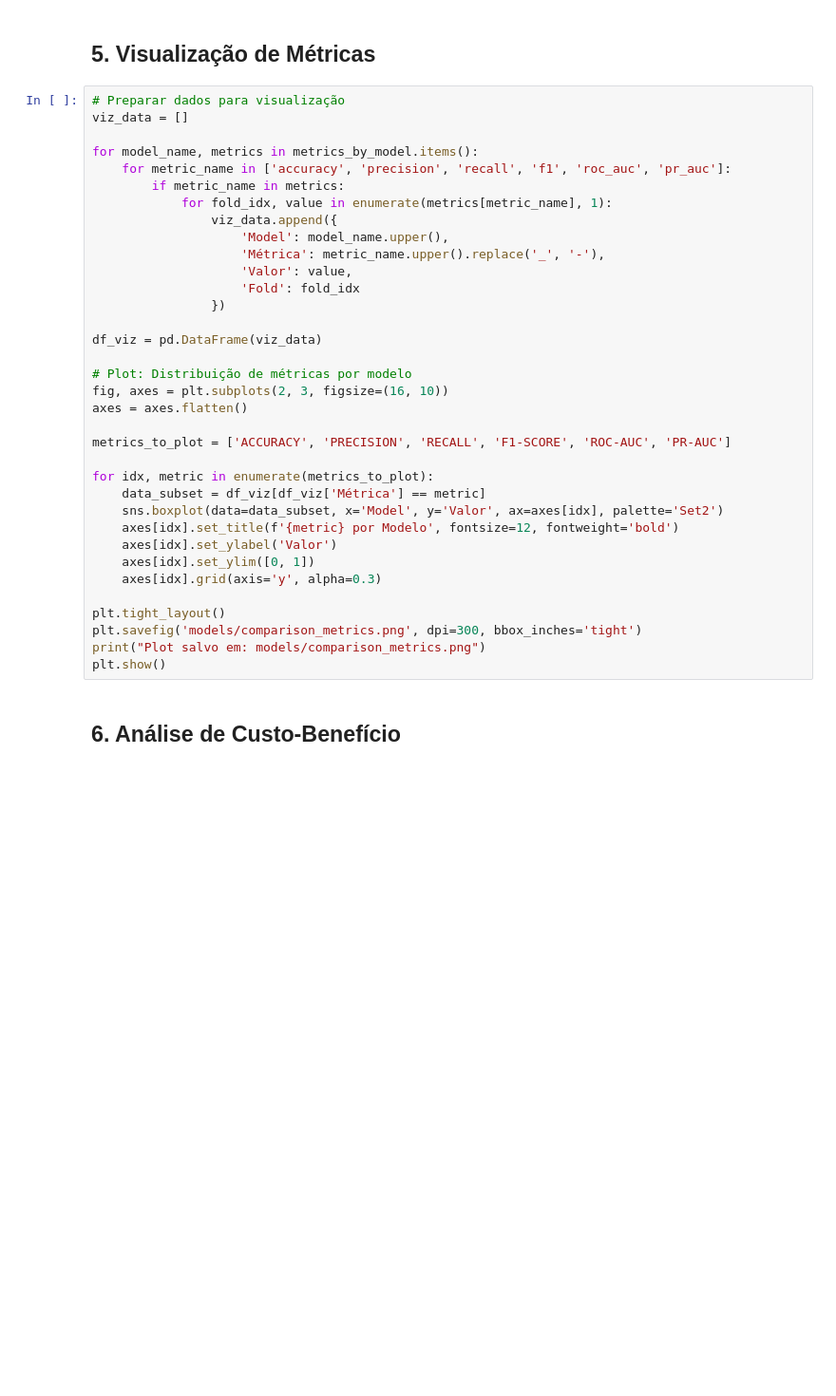
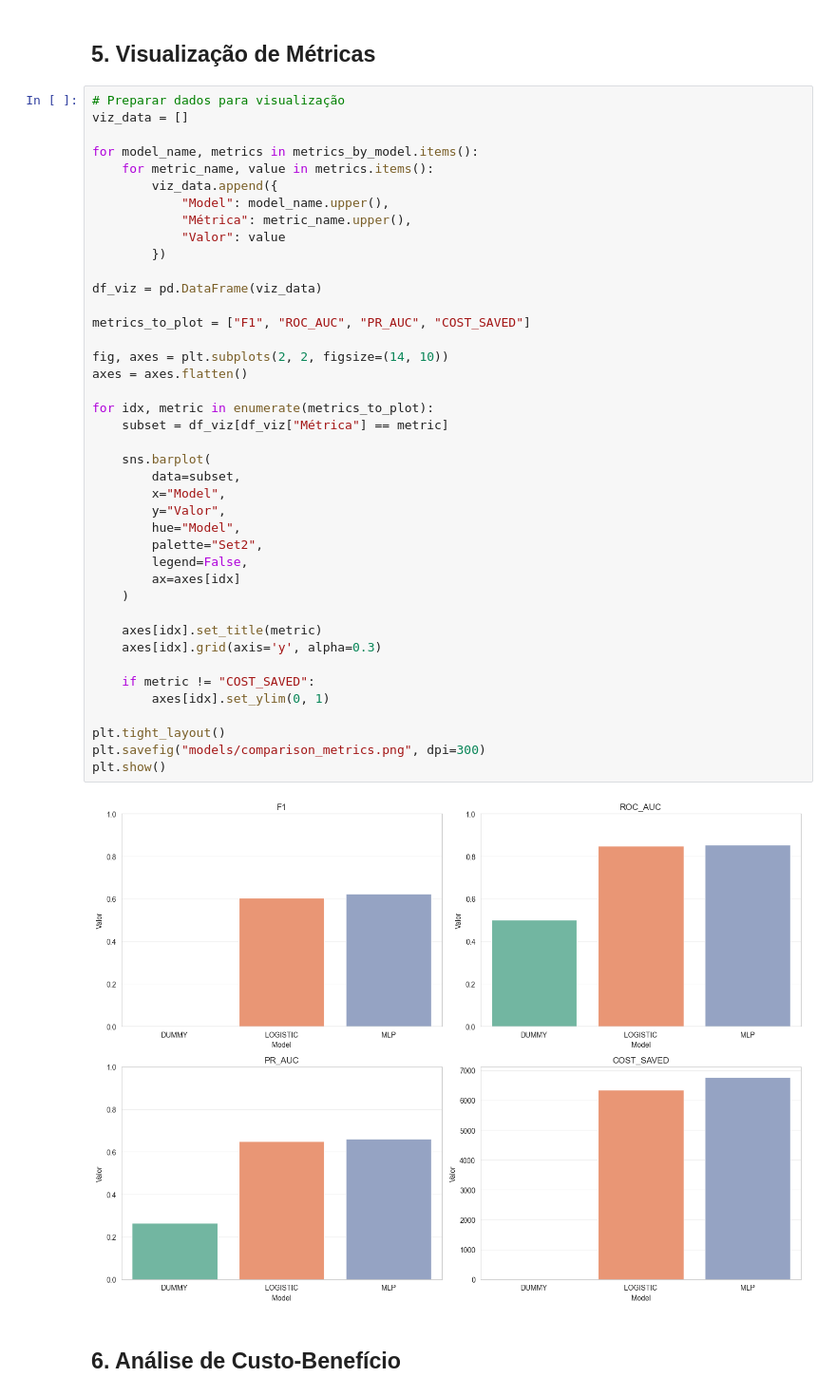
Before and after one commit to felipeDurante/pytorch-churn-classifier, a Jupyter notebook: notebooks/02_model_comparison.ipynb, the cells around one changed output. Shown at 95% size. Drawn from its saved outputs; the diff is of its cells as text; blank space fills up the shorter version.

Commit message:
feat(notebook): adiciona análise comparativa e visualização de métricas

```diff
--- a/notebooks/02_model_comparison.ipynb
+++ b/notebooks/02_model_comparison.ipynb
@@ -119,38 +188,46 @@ print("="*100)
 # %%
 # Preparar dados para visualização
 viz_data = []
 
 for model_name, metrics in metrics_by_model.items():
-    for metric_name in ['accuracy', 'precision', 'recall', 'f1', 'roc_auc', 'pr_auc']:
-        if metric_name in metrics:
-            for fold_idx, value in enumerate(metrics[metric_name], 1):
-                viz_data.append({
-                    'Model': model_name.upper(),
-                    'Métrica': metric_name.upper().replace('_', '-'),
-                    'Valor': value,
-                    'Fold': fold_idx
-                })
+    for metric_name, value in metrics.items():
+        viz_data.append({
+            "Model": model_name.upper(),
+            "Métrica": metric_name.upper(),
+            "Valor": value
+        })
 
 df_viz = pd.DataFrame(viz_data)
 
-# Plot: Distribuição de métricas por modelo
-fig, axes = plt.subplots(2, 3, figsize=(16, 10))
+metrics_to_plot = ["F1", "ROC_AUC", "PR_AUC", "COST_SAVED"]
+
+fig, axes = plt.subplots(2, 2, figsize=(14, 10))
 axes = axes.flatten()
 
-metrics_to_plot = ['ACCURACY', 'PRECISION', 'RECALL', 'F1-SCORE', 'ROC-AUC', 'PR-AUC']
+for idx, metric in enumerate(metrics_to_plot):
+    subset = df_viz[df_viz["Métrica"] == metric]
 
-for idx, metric in enumerate(metrics_to_plot):
-    data_subset = df_viz[df_viz['Métrica'] == metric]
-    sns.boxplot(data=data_subset, x='Model', y='Valor', ax=axes[idx], palette='Set2')
-    axes[idx].set_title(f'{metric} por Modelo', fontsize=12, fontweight='bold')
-    axes[idx].set_ylabel('Valor')
-    axes[idx].set_ylim([0, 1])
+    sns.barplot(
+        data=subset,
+        x="Model",
+        y="Valor",
+        hue="Model",
+        palette="Set2",
+        legend=False,
+        ax=axes[idx]
+    )
+
+    axes[idx].set_title(metric)
     axes[idx].grid(axis='y', alpha=0.3)
 
+    if metric != "COST_SAVED":
+        axes[idx].set_ylim(0, 1)
+
 plt.tight_layout()
-plt.savefig('models/comparison_metrics.png', dpi=300, bbox_inches='tight')
-print("Plot salvo em: models/comparison_metrics.png")
+plt.savefig("models/comparison_metrics.png", dpi=300)
 plt.show()
+# %% [output]
+[figure, added]
 # %% [markdown]
 ## 6. Análise de Custo-Benefício
 # %%
```
Also changed, not shown: parts of 8 cells of this notebook, 1 other file.
